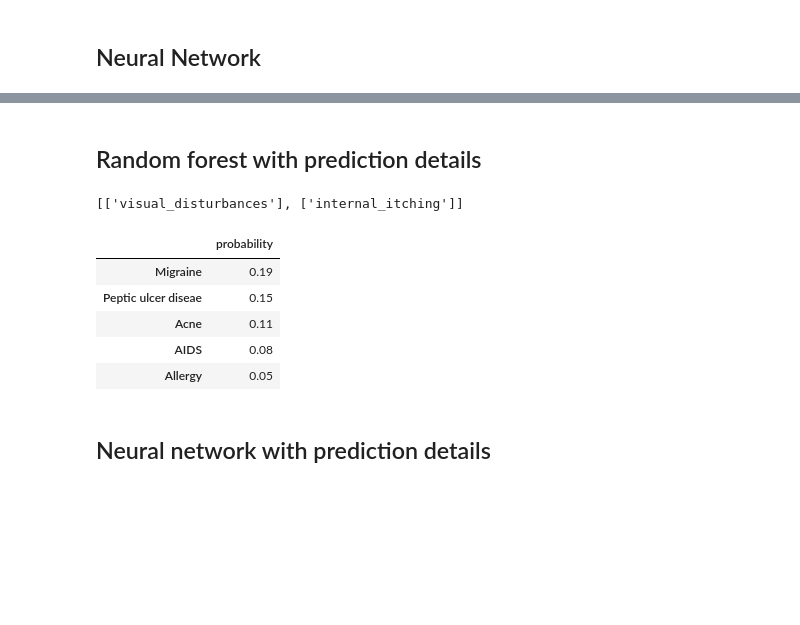
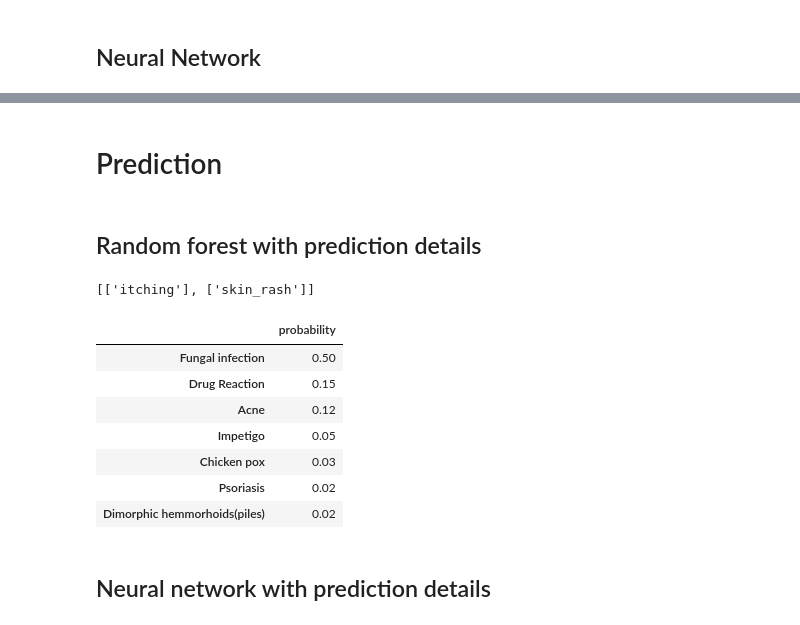
Before and after one commit to tom-bourjala/SDU-ML-DSP, a Jupyter notebook: main.ipynb, the cells around one changed output, grey strips where cells are left out. Drawn from its saved outputs; the diff is of its cells as text; code cells hidden in the pictures; blank space fills up the shorter version.

```diff
--- a/main.ipynb
+++ b/main.ipynb
@@ -755,0 +742,2 @@ plt.show()
+# %% [markdown]
+# Prediction
@@ -756,40 +770,18 @@ plt.show()
 # %% [markdown]
 ## Random forest with prediction details
-# %%
-# Emulate user input with 5 random symptoms
-user_symptoms_list = pd.DataFrame(symptoms).sample(2).values.tolist()
-print(user_symptoms_list)
-
-# Create a DataFrame with 'symptom' column
-user_symptoms_df = pd.DataFrame(user_symptoms_list, columns=['symptom'])
-
-# Initialize an empty DataFrame with all symptom columns
-empty_symptoms_encoded = pd.DataFrame(columns=symptoms, dtype=np.uint8)
-empty_symptoms_encoded.loc[0] = [0] * len(symptoms)
-user_symptoms_encoded = empty_symptoms_encoded.copy()
-# Set the corresponding columns of the random symptoms to 1
-for symptom in user_symptoms_list:
-    user_symptoms_encoded[symptom[0]] = 1
-
-# Reorder columns to match the features in the train set
-user_symptoms_encoded = user_symptoms_encoded[X_train.columns]
-empty_symptoms_encoded = empty_symptoms_encoded[X_train.columns]
-
-# Create a dataframe with the probabilities
-user_symptoms_prob = pd.DataFrame(clf.predict_proba(user_symptoms_encoded), columns=clf.classes_)
-user_symptoms_prob = user_symptoms_prob.transpose()
-user_symptoms_prob.columns = ['probability']
-user_symptoms_prob = user_symptoms_prob.sort_values(by=['probability'], ascending=False)
-
-# Print the top 5 diseases
-user_symptoms_prob.head(5)
-# %% [output]
-[['visual_disturbances'], ['internal_itching']]
-|  | probability |
-| Migraine | 0.19 |
-| Peptic ulcer diseae | 0.15 |
-| Acne | 0.11 |
-| AIDS | 0.08 |
-| Allergy | 0.05 |
+# %%
+print(user_symptoms_list)
+probs_rf = predict_diseases(user_symptoms_encoded, clf)
+probs_rf.head(7)
+# %% [output]
+[['itching'], ['skin_rash']]
+|  | probability |
+| Fungal infection | 0.50 |
+| Drug Reaction | 0.15 |
+| Acne | 0.12 |
+| Impetigo | 0.05 |
+| Chicken pox | 0.03 |
+| Psoriasis | 0.02 |
+| Dimorphic hemmorhoids(piles) | 0.02 |
 # %% [markdown]
 ## Neural network with prediction details
```
Also changed, not shown: parts of 11 cells of this notebook.
